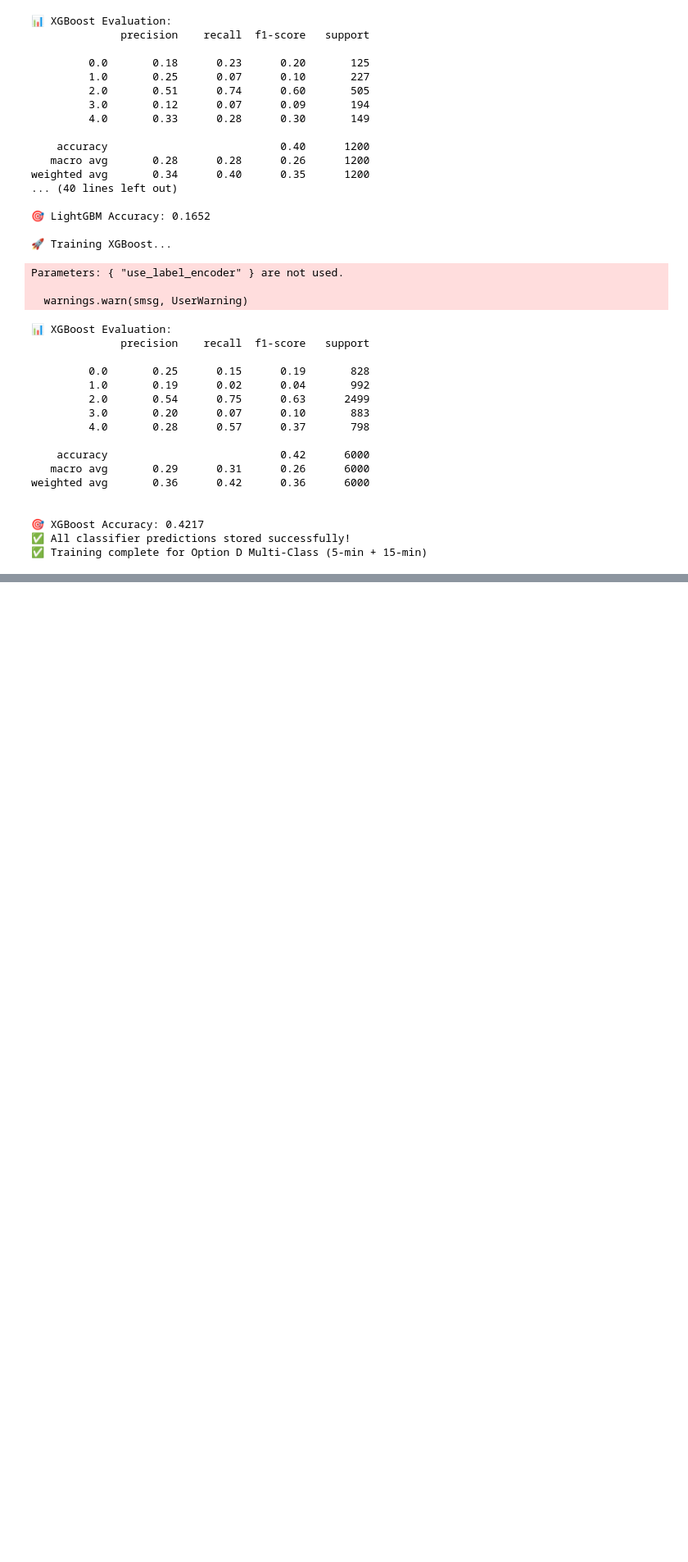
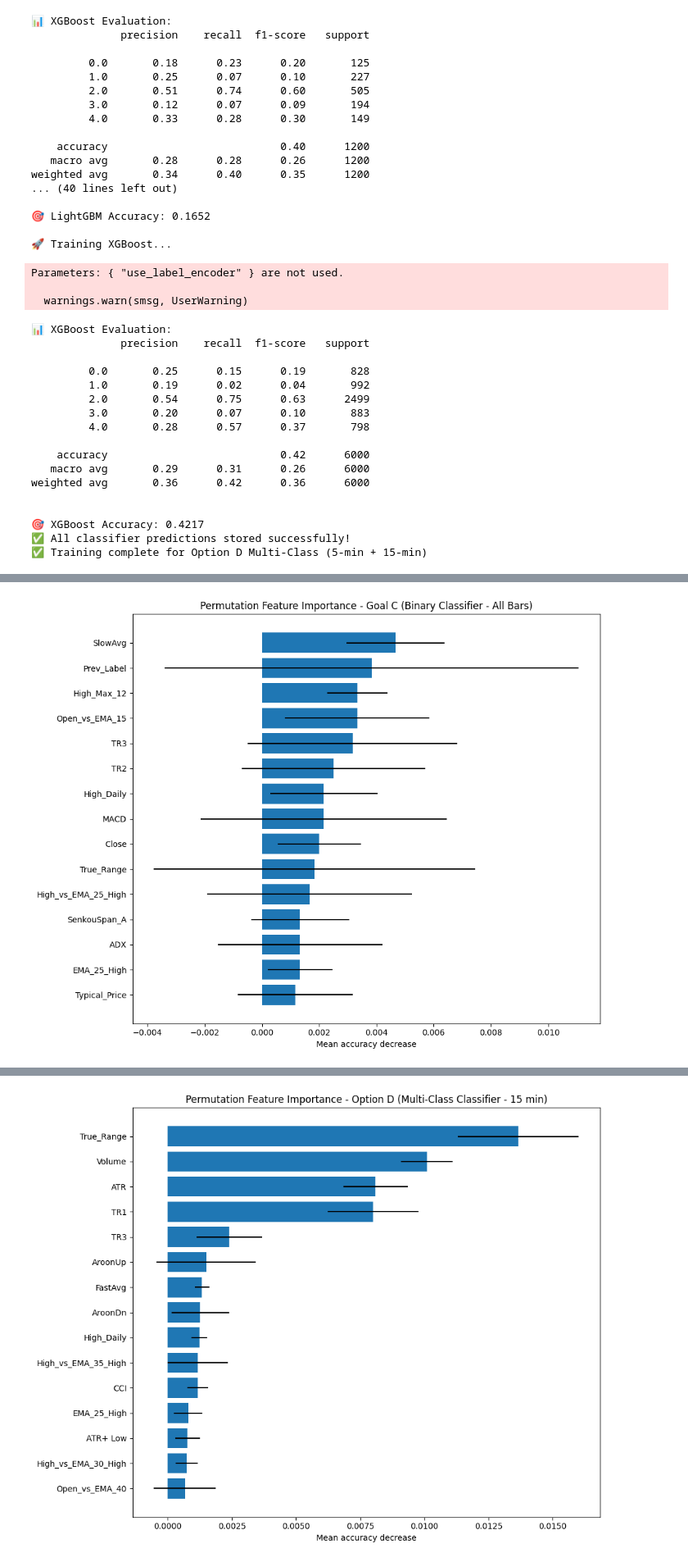
Before and after one commit to OfirItzhaky/intra-algo, a Jupyter notebook: backend/improving_classifiers_30000.ipynb, the cells around one changed output, grey strips where cells are left out. Shown at 82% size. Cells and saved outputs as stored; diff of their text form; code cells hidden in the pictures; blank space fills up the shorter version.

```diff
--- a/backend/improving_classifiers_30000.ipynb
+++ b/backend/improving_classifiers_30000.ipynb
@@ -2773,0 +2926,74 @@ weighted avg       0.36      0.42      0.36      6000
+# %%
+from sklearn.inspection import permutation_importance
+
+def analyze_permutation_importance(trainer_obj, name, X_test, y_test, n_repeats=5, top_n=15, plot=True):
+    """
+    Analyze permutation feature importance for a given classifier trainer object.
+
+    Args:
+        trainer_obj: The trainer object
+        name: String name for the model
+        X_test: Test features DataFrame
+        y_test: Test labels Series
+        n_repeats: Number of permutation repetitions
+        top_n: Number of top features to display
+        plot: Whether to create visualization
+    """
+    model = trainer_obj.rf_results["model"]
+
+    # Get feature names
+    feature_names = model.feature_names_in_ if hasattr(model, "feature_names_in_") else [f"Feature_{i}" for i in range(model.n_features_in_)]
+
+    # Calculate permutation importance
+    print(f"Calculating permutation importance for {name}...")
+    perm_importance = permutation_importance(model, X_test, y_test,
+                                             n_repeats=n_repeats, random_state=42)
+
+    # Sort features by importance
+    indices = np.argsort(perm_importance.importances_mean)[::-1]
+    sorted_names = [feature_names[i] for i in indices]
+    sorted_importance = perm_importance.importances_mean[indices]
+
+    # Print top features
+    print(f"🔍 Top {top_n} Features by Permutation Importance for {name}:")
+    for i in range(min(top_n, len(sorted_names))):
+        print(f"{i+1}. {sorted_names[i]}: {sorted_importance[i]:.4f} ± {perm_importance.importances_std[indices[i]]:.4f}")
+
+    # Create visualization
+    if plot:
+        plt.figure(figsize=(10, 8))
+        plt.title(f"Permutation Feature Importance - {name}")
+        plt.barh(range(min(top_n, len(sorted_names))),
+                sorted_importance[:top_n],
+                xerr=perm_importance.importances_std[indices][:top_n],
+                align='center')
+        plt.yticks(range(min(top_n, len(sorted_names))), sorted_names[:top_n])
+        plt.gca().invert_yaxis()  # Display highest importance at top
+        plt.xlabel('Mean accuracy decrease')
+        plt.tight_layout()
+        plt.show()
+
+    return sorted_names, sorted_importance
+
+# For Goal C (Binary Classifier - All Bars)
+perm_names_c, perm_importance_c = analyze_permutation_importance(
+    classifier_trainer_all_goal_c,
+    "Goal C (Binary Classifier - All Bars)",
+    X_test_all_goal_c,
+    y_test_all_goal_c,
+    n_repeats=5,
+    top_n=15
+)
+
+
+# For Option D (Multi-Class Classifier - 15 min)
+# You'll need to adapt this based on your variable names for Option D
+perm_names_d, perm_importance_d = analyze_permutation_importance(
+    classifier_trainer_d_15m,
+    "Option D (Multi-Class Classifier - 15 min)",
+    X_test_d_15m,  # Replace with your actual variable name
+    y_test_d_15m,  # Replace with your actual variable name
+    n_repeats=5,
+    top_n=15
+)
+# %% [output]
@@ -2773,0 +3017 @@ weighted avg       0.36      0.42      0.36      6000
+[figure, added]
@@ -2773,0 +3035 @@ weighted avg       0.36      0.42      0.36      6000
+[figure, added]
```
Also changed, not shown: parts of 10 cells of this notebook, 16 other files.
